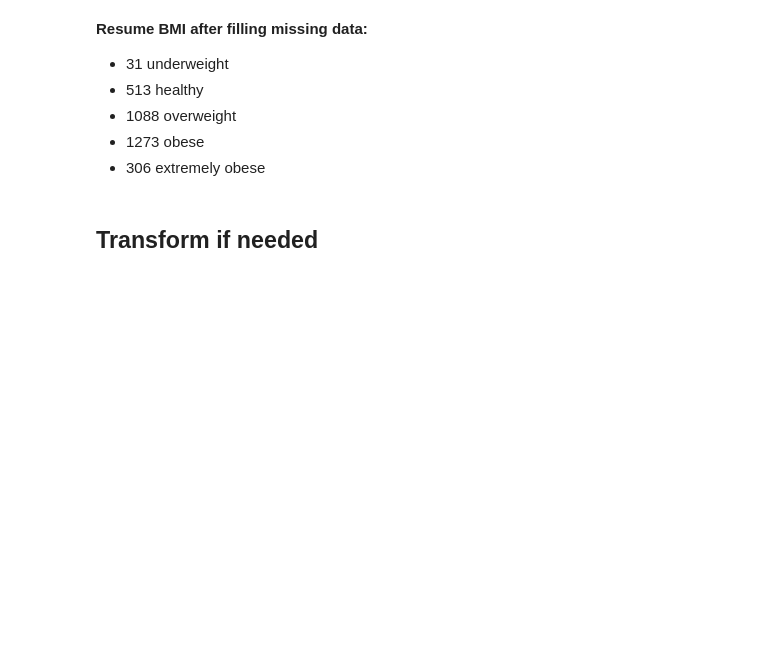
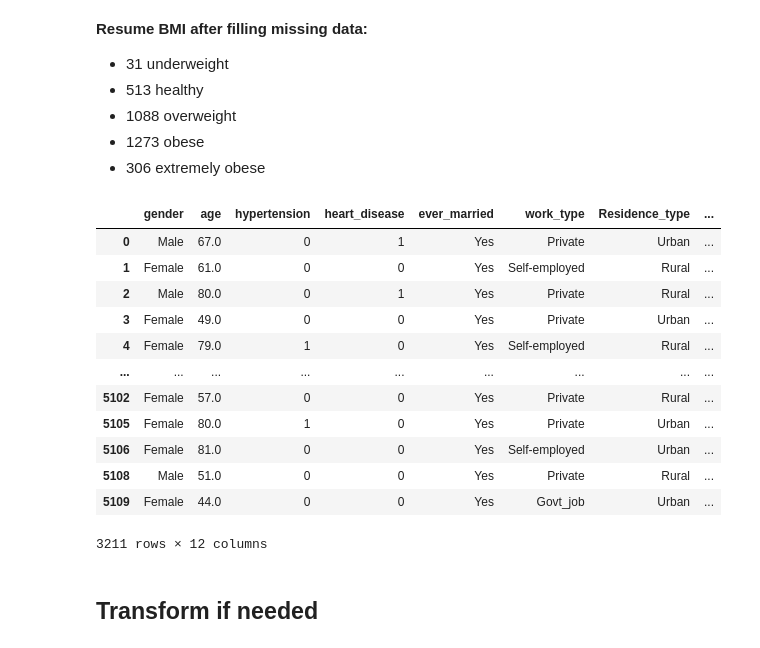
Before and after one commit to marfurt1/proyecto-final-stroke, a Jupyter notebook: src/Proyecto_final_grupo6.ipynb, the cells around one changed output. Drawn from its saved outputs; the diff is of its cells as text; code cells hidden in the pictures; blank space fills up the shorter version.

```diff
--- a/src/Proyecto_final_grupo6.ipynb
+++ b/src/Proyecto_final_grupo6.ipynb
@@ -556,6 +558,30 @@ df_raw[df_raw['bmi']>= 40].shape
 - 1088 overweight
 - 1273 obese
 -  306 extremely obese
+# %%
+# Same labels as yours
+labels = ['underweight', 'healthy', 'overweight', 'obese','extremely obese']
+
+# Define the bmi between bins
+bins = [18, 19 - 24, 25 - 29,30 - 39,40 - 100, np.inf]
+bins.sort()
+# pd.cut each column, with each bin closed on left and open on right
+df_raw['bmi_type'] = pd.cut(df_raw['bmi'], bins=bins, labels=labels, right=False)
+df_raw
+# %% [output]
+|  | gender | age | hypertension | heart_disease | ever_married | work_type | Residence_type | ... |
+| 0 | Male | 67.0 | 0 | 1 | Yes | Private | Urban | ... |
+| 1 | Female | 61.0 | 0 | 0 | Yes | Self-employed | Rural | ... |
+| 2 | Male | 80.0 | 0 | 1 | Yes | Private | Rural | ... |
+| 3 | Female | 49.0 | 0 | 0 | Yes | Private | Urban | ... |
+| 4 | Female | 79.0 | 1 | 0 | Yes | Self-employed | Rural | ... |
+| ... | ... | ... | ... | ... | ... | ... | ... | ... |
+| 5102 | Female | 57.0 | 0 | 0 | Yes | Private | Rural | ... |
+| 5105 | Female | 80.0 | 1 | 0 | Yes | Private | Urban | ... |
+| 5106 | Female | 81.0 | 0 | 0 | Yes | Self-employed | Urban | ... |
+| 5108 | Male | 51.0 | 0 | 0 | Yes | Private | Rural | ... |
+| 5109 | Female | 44.0 | 0 | 0 | Yes | Govt_job | Urban | ... |
+3211 rows × 12 columns
 # %%
 df_raw.drop(["age_bins","bmi_new","id"],axis=1,inplace=True)
 # %% [markdown]
```
Also changed, not shown: parts of 4 cells of this notebook.
